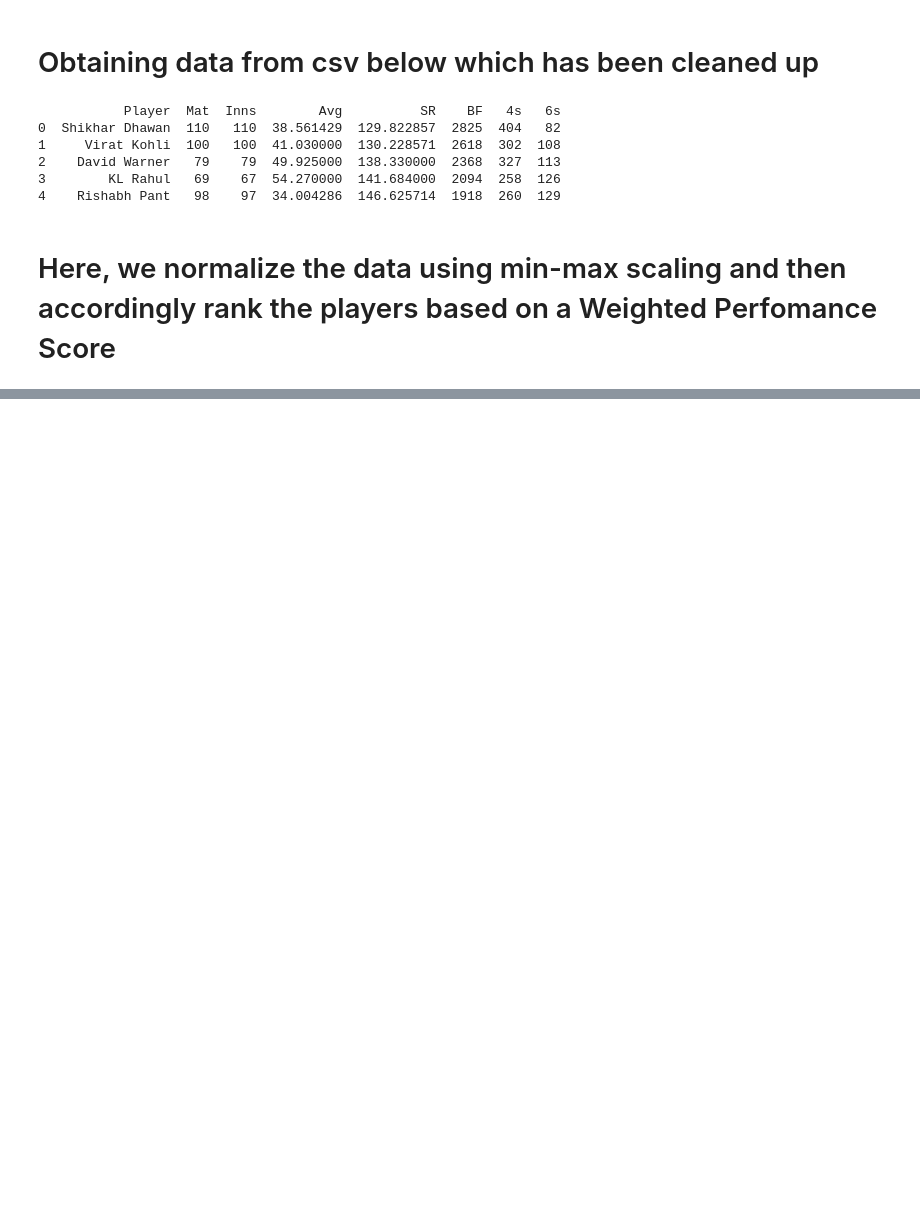
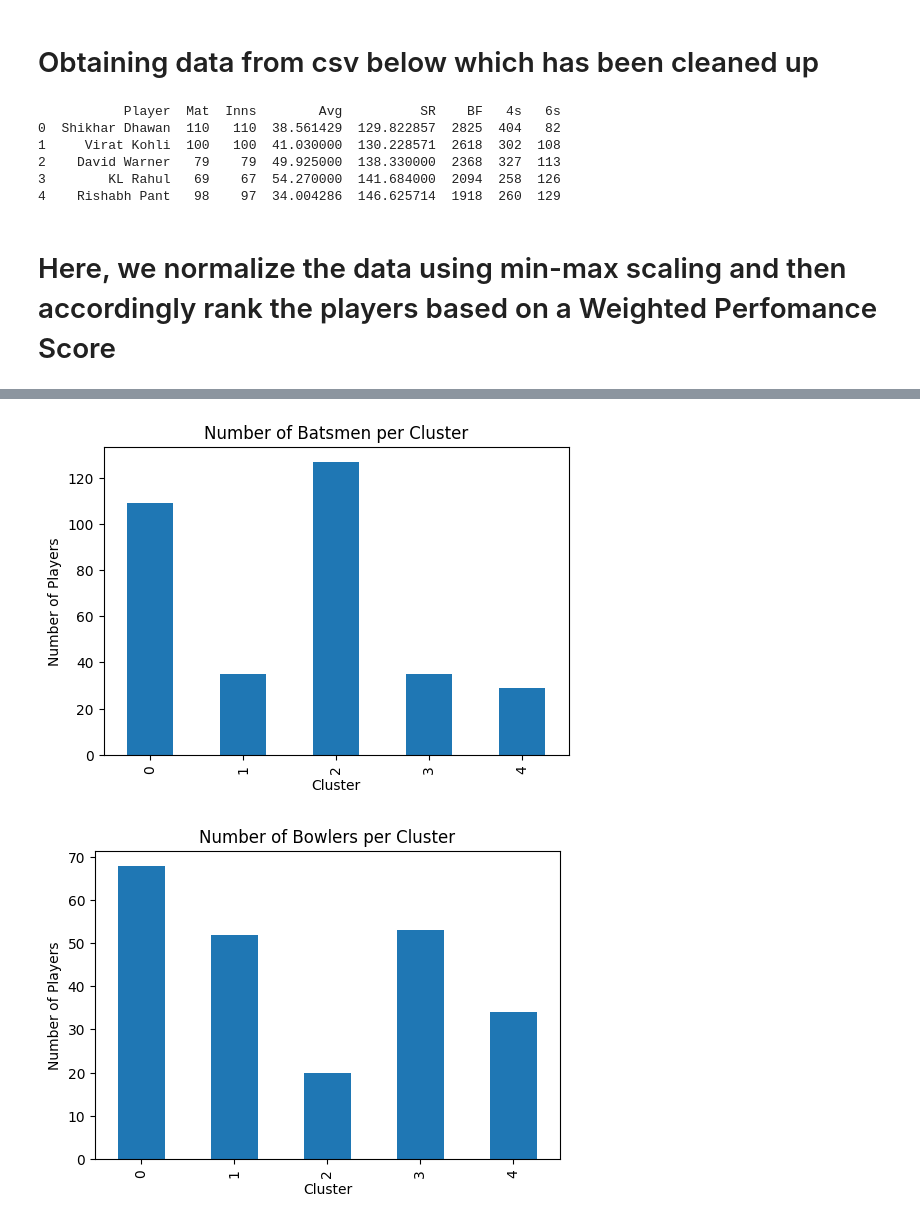
Before and after one commit to nsumesh/IPLPlayersClustering, a Jupyter notebook: iplplayersclusteing.ipynb, the cells around one changed output, grey strips where cells are left out. Cells and saved outputs as stored; diff of their text form; code cells hidden in the pictures; blank space fills up the shorter version.

```diff
--- a/iplplayersclusteing.ipynb
+++ b/iplplayersclusteing.ipynb
@@ -141,0 +145,15 @@ Top 3 Tiers for Batsmen:
+# %%
+batsman_cluster_counts = ipl_batsman_stats_data['Cluster'].value_counts().sort_index()
+batsman_cluster_counts.plot(kind='bar', title='Number of Batsmen per Cluster', figsize=(6,4))
+plt.xlabel('Cluster')
+plt.ylabel('Number of Players')
+plt.show()
+
+bowler_cluster_counts = ipl_bowler_stats_data['Cluster'].value_counts().sort_index()
+bowler_cluster_counts.plot(kind='bar', title='Number of Bowlers per Cluster', figsize=(6,4))
+plt.xlabel('Cluster')
+plt.ylabel('Number of Players')
+plt.show()
+# %% [output]
+[figure, added]
+[figure, added]
```
Also changed, not shown: parts of 6 cells of this notebook.
